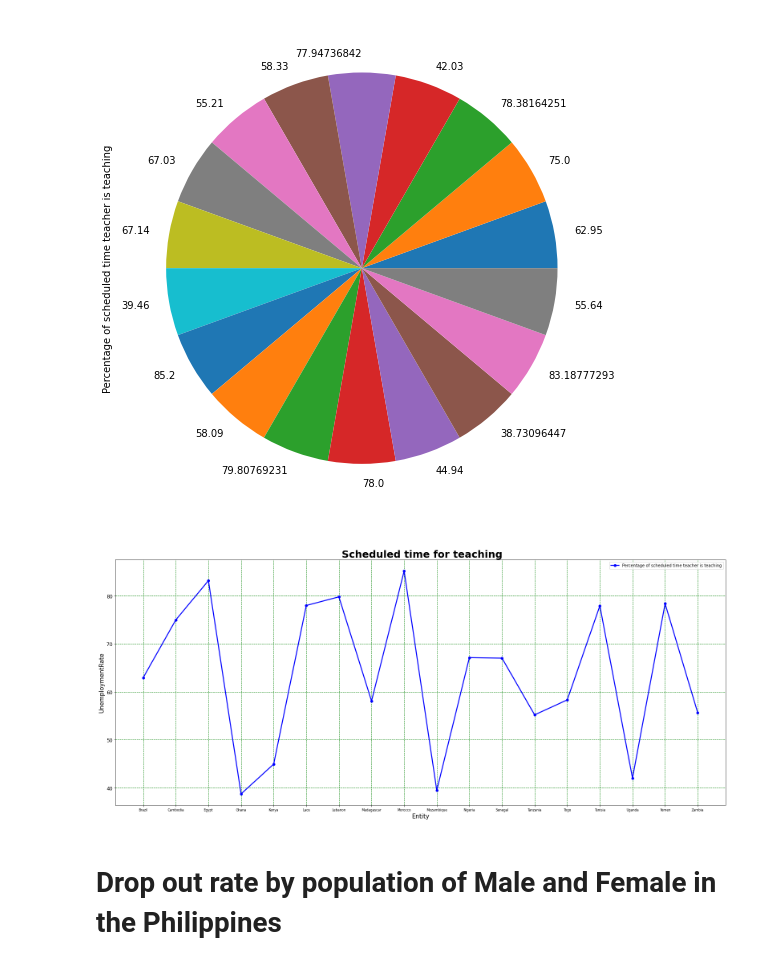
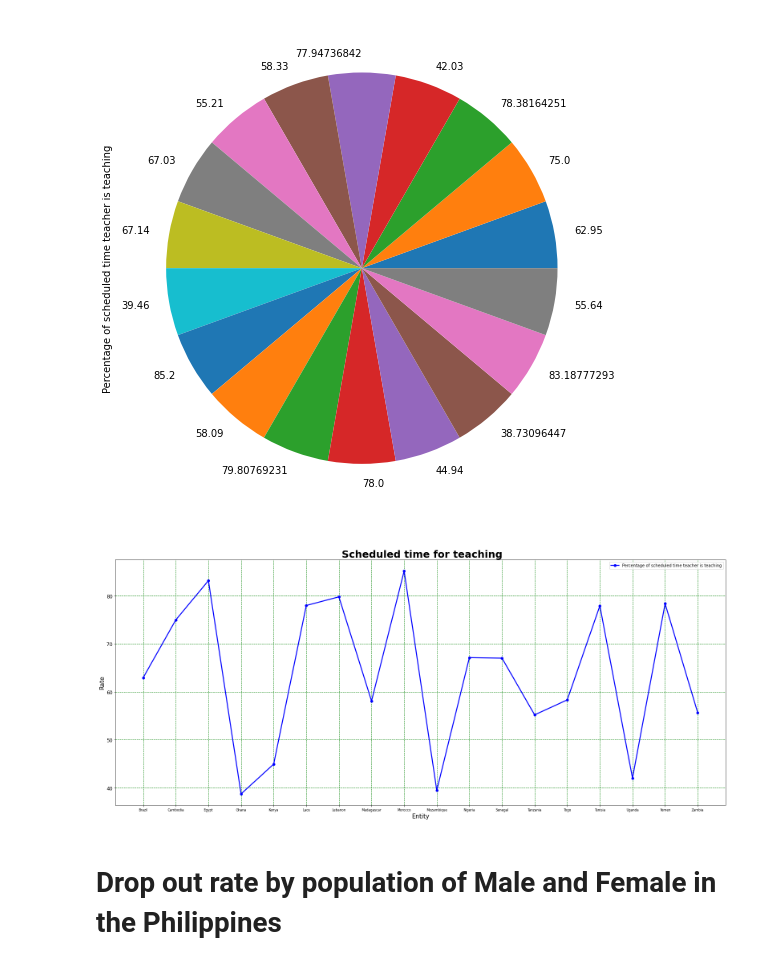
Before and after one commit to DarlynBSIT-3206/Gang-of-Greatness, a Jupyter notebook: Educational_System_Malpractice_and_Negligence_on_the_real_purpose_basis_of_education.ipynb, the cells around one changed output. Saved outputs shown, nothing was run; the diff lists cells and outputs as text; code cells hidden in the pictures.

```diff
--- a/Educational_System_Malpractice_and_Negligence_on_the_real_purpose_basis_of_education.ipynb
+++ b/Educational_System_Malpractice_and_Negligence_on_the_real_purpose_basis_of_education.ipynb
@@ -291,26 +291,26 @@ data1['Percentage of scheduled time teacher is teaching'].value_counts().plot(ki
 # %%
 teac = data1["Entity"]
 percent = data1["Percentage of scheduled time teacher is teaching"]
 
 f = plt.figure(tight_layout=True)
 f.set_figwidth(22)
 f.set_figheight(10)
 
 plt.rcParams['axes.facecolor'] = 'white'
 
 plt.xticks(fontsize=8)
 plt.yticks(fontsize=12)
 plt.title("\n Scheduled time for teaching", fontweight="bold", fontsize=25)
 plt.xlabel("Entity", fontsize=15)
-plt.ylabel("UnemploymentRate", fontsize=15)
+plt.ylabel("Rate", fontsize=15)
 plt.grid(color = 'Green', linestyle = '--', linewidth = 1.0)
 plt.plot(teac, percent, 'o-', lw=2.4, c='blue')
 plt.legend(labels=['Percentage of scheduled time teacher is teaching'])
 
 plt.savefig('Teaching.tiff', transparent=True, dpi=300)
 plt.show()
 # %% [output]
-[figure, old version]
+[figure, new version]
 # %% [markdown]
 # Drop out rate by population of Male and Female in the Philippines
 # %%
```
Also changed, not shown: parts of 1 cell of this notebook.
